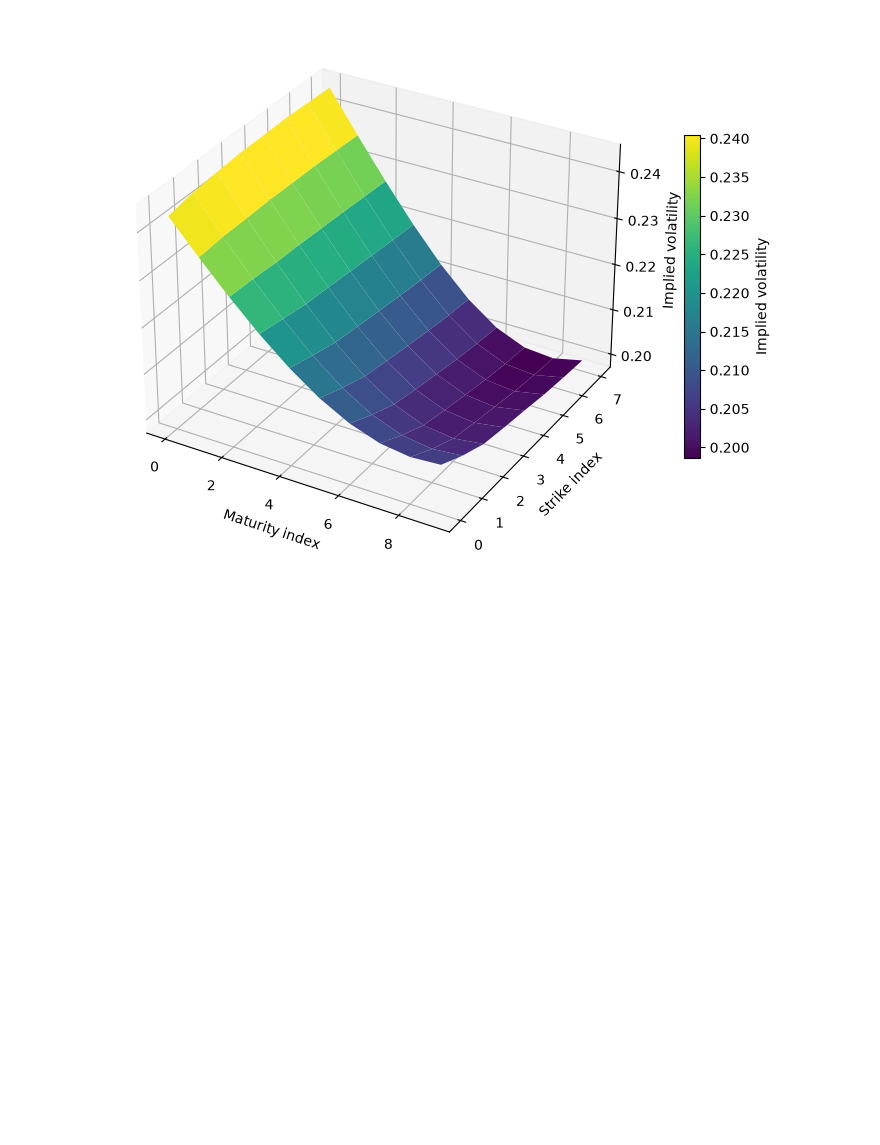
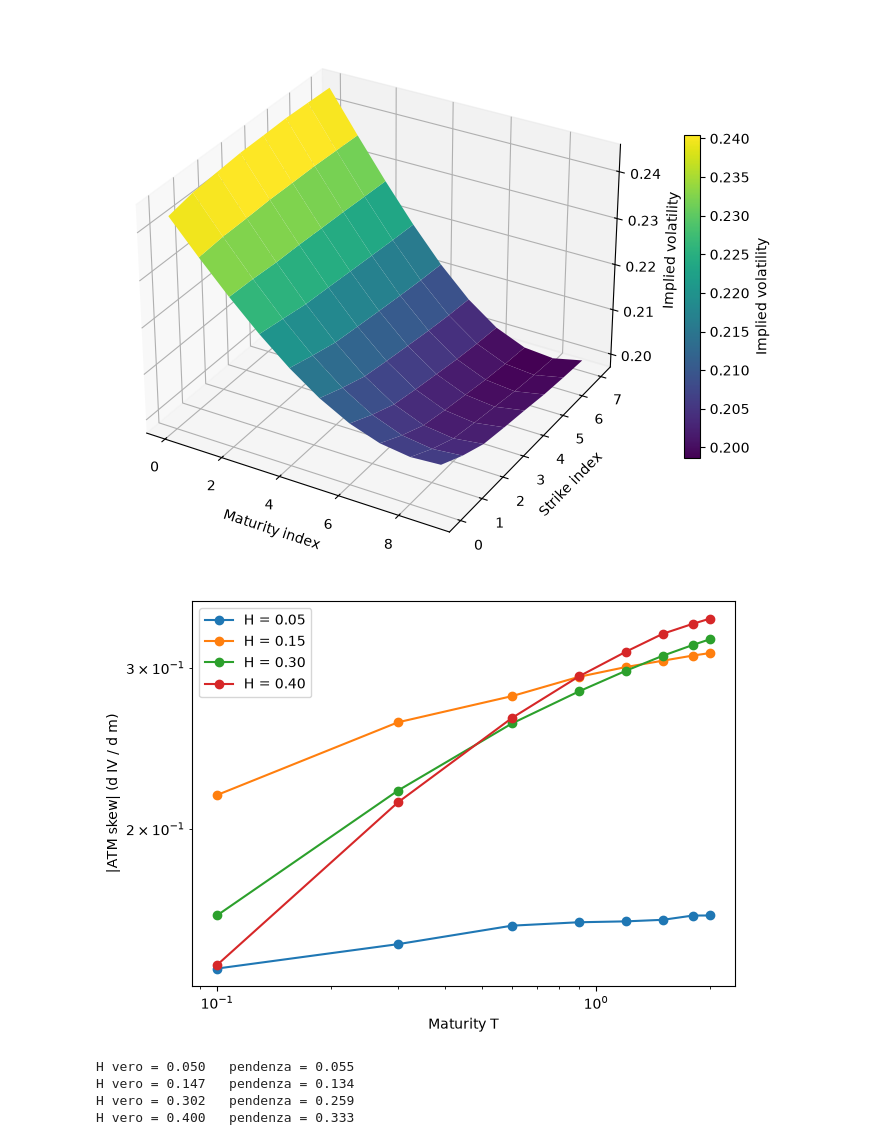
Before and after one commit to Giopi222/rBergomi-Neural-Network, a Jupyter notebook: docs/dataset_explorer.ipynb, the cells around one changed output. Drawn from its saved outputs; the diff is of its cells as text; code cells hidden in the pictures; blank space fills up the shorter version.

```diff
--- a/dataset_explorer.ipynb
+++ b/docs/dataset_explorer.ipynb
@@ -92,3 +92,37 @@ fig.colorbar(surf, ax=ax, shrink=0.6, label="Implied volatility")
 plt.show()
 # %% [output]
 [figure]
+# %%
+mats = np.array([0.1, 0.3, 0.6, 0.9, 1.2, 1.5, 1.8, 2.0])
+m = np.array([-0.30, -0.25, -0.20, -0.15, -0.10, -0.05, 0.0, 0.05, 0.10, 0.15])
+
+iv = data["implied_vol"]
+theta = data["theta"]            # colonne: H, eta, rho, xi0
+train = data["split"] == "train"
+
+# skew ATM rispetto a m: differenza centrale intorno a m = 0 (indice 6)
+skew = (iv[:, :, 7] - iv[:, :, 5]) / (m[7] - m[5])    # (N, 8)
+
+# scegli 4 superfici con H diversi, ma eta e rho simili, per isolare l'effetto di H
+idx = np.where(train & (np.abs(theta[:, 1] - 2.0) < 0.2) & (np.abs(theta[:, 2] + 0.7) < 0.1))[0]
+idx = idx[np.argsort(theta[idx, 0])]
+idx = idx[np.linspace(0, len(idx) - 1, 4).astype(int)]
+
+fig, ax = plt.subplots(figsize=(7, 5))
+for i in idx:
+    ax.loglog(mats, -skew[i], "o-", label=f"H = {theta[i, 0]:.2f}")
+ax.set_xlabel("Maturity T")
+ax.set_ylabel("|ATM skew| (d IV / d m)")
+ax.legend()
+plt.show()
+
+# pendenza stimata sulle 4 scadenze più brevi, da confrontare con H
+for i in idx:
+    slope = np.polyfit(np.log(mats[:4]), np.log(-skew[i, :4]), 1)[0]
+    print(f"H vero = {theta[i, 0]:.3f}   pendenza = {slope:.3f}")
+# %% [output]
+[figure, added]
+H vero = 0.050   pendenza = 0.055
+H vero = 0.147   pendenza = 0.134
+H vero = 0.302   pendenza = 0.259
+H vero = 0.400   pendenza = 0.333
```
Also changed, not shown: 22 other files.
